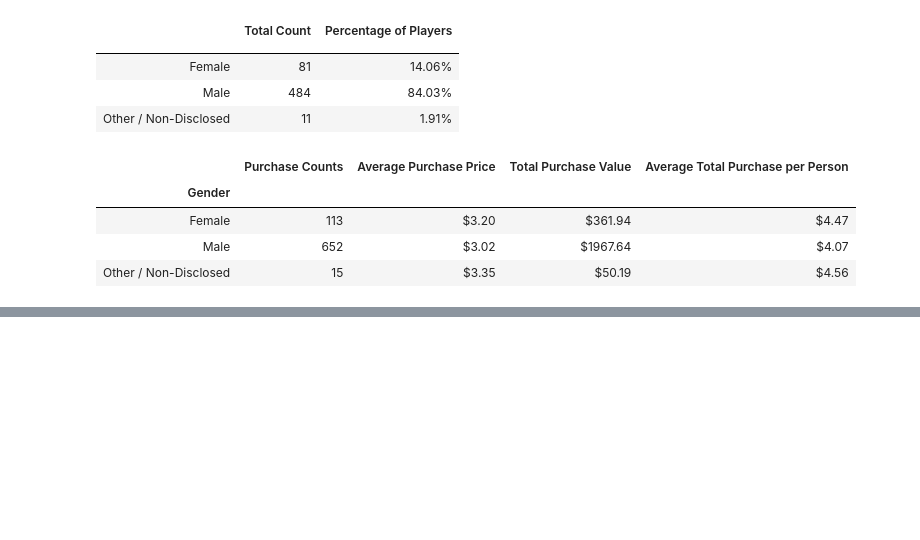
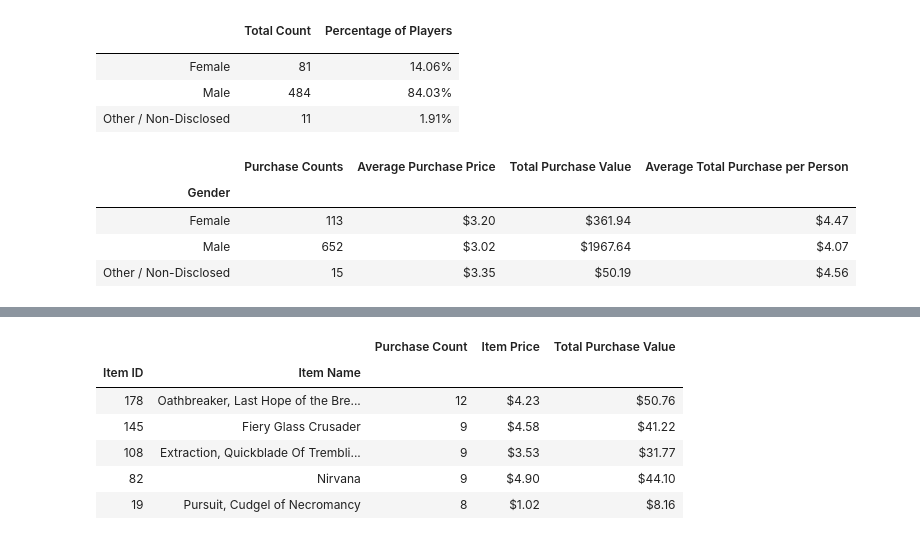
Before and after one commit to nadireag/pandas-challenge, a Jupyter notebook: HerosOfPymoli.ipynb, the cells around one changed output, grey strips where cells are left out. Drawn from its saved outputs; the diff is of its cells as text; code cells hidden in the pictures; blank space fills up the shorter version.

```diff
--- a/HerosOfPymoli.ipynb
+++ b/HerosOfPymoli.ipynb
@@ -112,0 +245,37 @@ purchasing_df
+# %%
+# Identify the 5 most popular items by purchase count, then list (in a table):
+
+# Group the data frame by item id and item name
+popular_items = purchase_data.groupby(["Item ID","Item Name"])
+
+# Calculate purchase count for each purchase id
+purchase_count = popular_items["Purchase ID"].count()
+
+# Calculate total price for each group values
+total_value = popular_items["Price"].sum()
+
+# Calculate item price by dividing total to count of purchase
+item_price = total_value / purchase_count
+
+
+# Create a data frame to display data
+top_items = pd.DataFrame({"Purchase Count": purchase_count,
+                         "Item Price": item_price,
+                         "Total Purchase Value": total_value})
+
+# Sort the data to get top five popular items
+popular_df = top_items.sort_values(["Purchase Count"], ascending = False)
+
+# Format the values
+popular_df["Item Price"] = popular_df["Item Price"].map("${:.2f}".format)
+popular_df["Total Purchase Value"] = popular_df["Total Purchase Value"].map("${:.2f}".format)
+
+popular_df.head()
+# %% [output]
+|  |  | Purchase Count | Item Price | Total Purchase Value |
+| Item ID | Item Name |  |  |  |
+| 178 | Oathbreaker, Last Hope of the Bre... | 12 | $4.23 | $50.76 |
+| 145 | Fiery Glass Crusader | 9 | $4.58 | $41.22 |
+| 108 | Extraction, Quickblade Of Trembli... | 9 | $3.53 | $31.77 |
+| 82 | Nirvana | 9 | $4.90 | $44.10 |
+| 19 | Pursuit, Cudgel of Necromancy | 8 | $1.02 | $8.16 |
```
Also changed, not shown: parts of 5 cells of this notebook.
